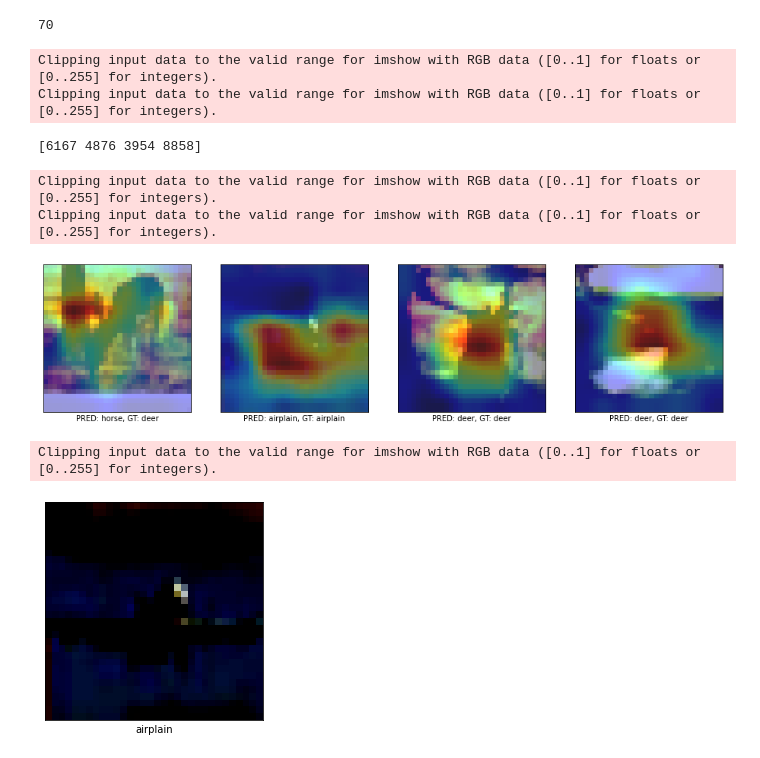
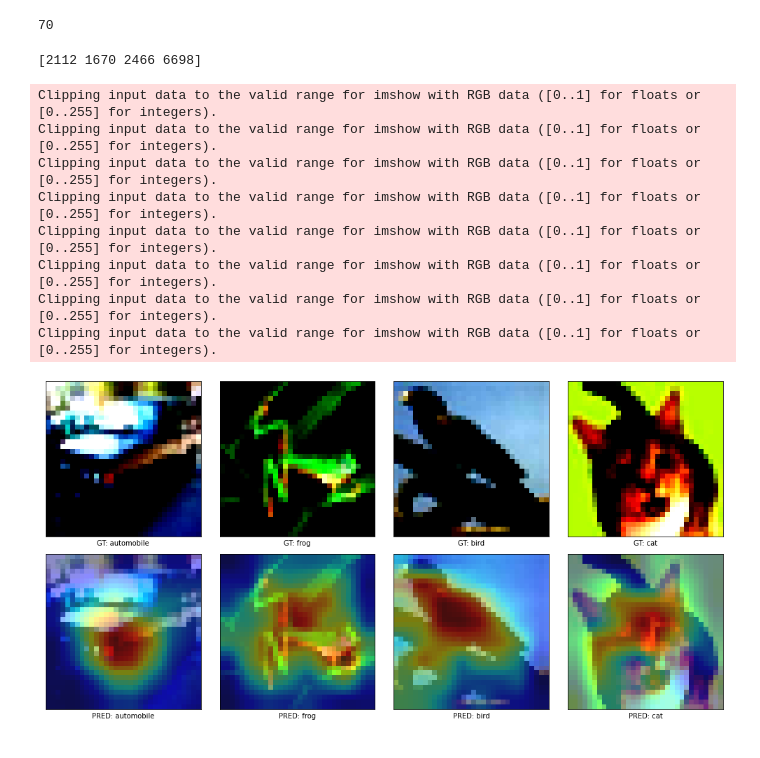
Before and after one commit to aisaack/implementation, a Jupyter notebook: CAM.ipynb, the cells around one changed output. Drawn from its saved outputs; the diff is of its cells as text; code cells hidden in the pictures.

Commit message:
Visualization supplement

```diff
--- a/CAM.ipynb
+++ b/CAM.ipynb
@@ -131,35 +131,36 @@ print(len(model.layers))
 cam_model = models.Model(inputs=model.input, outputs=(feature_list[-4], feature_list[-1]))
 # %% [output]
 70
-# %%
-dense_weight = model.get_layer(index=68).get_weights()[0]
 # %%
 label = ['airplain', 'automobile', 'bird', 'cat', 'deer', 'dog', 'frog', 'horse', 'ship' ,'truck']
 random = np.random.randint(0, 9999, 4)
 print(random)
-fig, ax = plt.subplots(1, 4, figsize=(16, 5))
-for idx, val in enumerate([2567, 9512, 714, 4821]):
+fig, ax = plt.subplots(2, 4, figsize=(14, 7))
+for idx, val in enumerate(random):
   new_test = tf.expand_dims(x_test[val], axis=0)
   feature, pred = cam_model(new_test)
+  dense_weight = cam_model.get_layer(index=68).get_weights()[0]
   pred = np.argmax(pred)
   cam = tf.reshape(tf.linalg.matmul(tf.reshape(tf.squeeze(feature), (64, 64)), dense_weight), (8, 8, 10))
   cam = tf.divide(tf.subtract(cam, tf.math.reduce_min(cam)), tf.math.reduce_max(cam))
   cam = tf.image.resize(cam, (32, 32))
-  ax[idx].imshow(cam[:,:,pred], alpha=.8, cmap='jet')
-  ax[idx].imshow(x_test[val], alpha=.5)
-  ax[idx].set_xlabel(f'PRED: {label[pred]}, GT: {label[y_test[val][0]]}')
-  ax[idx].tick_params(left = False, right = False , labelleft = False, labelbottom = False, bottom = False)
+  ax[0, idx].imshow(x_test[val])
+  ax[0, idx].set_xlabel(f'GT: {label[y_test[val][0]]}')
+  ax[0, idx].set_xticks([])
+  ax[0, idx].set_yticks([])
+  ax[1, idx].imshow(cam[:,:,pred], alpha=.9, cmap='jet')
+  ax[1, idx].imshow(x_test[val], alpha=.5)
+  ax[1, idx].set_xlabel(f'PRED: {label[pred]}')
+  ax[1, idx].tick_params(left = False, right = False , labelleft = False, labelbottom = False, bottom = False)
+  fig.tight_layout()
 # %% [output]
-Clipping input data to the valid range for imshow with RGB data ([0..1] for floats or [0..255] for integers).
-Clipping input data to the valid range for imshow with RGB data ([0..1] for floats or [0..255] for integers).
+[2112 1670 2466 6698]
-[6167 4876 3954 8858]
+Clipping input data to the valid range for imshow with RGB data ([0..1] for floats or [0..255] for integers).
+Clipping input data to the valid range for imshow with RGB data ([0..1] for floats or [0..255] for integers).
+Clipping input data to the valid range for imshow with RGB data ([0..1] for floats or [0..255] for integers).
+Clipping input data to the valid range for imshow with RGB data ([0..1] for floats or [0..255] for integers).
+Clipping input data to the valid range for imshow with RGB data ([0..1] for floats or [0..255] for integers).
+Clipping input data to the valid range for imshow with RGB data ([0..1] for floats or [0..255] for integers).
+Clipping input data to the valid range for imshow with RGB data ([0..1] for floats or [0..255] for integers).
+Clipping input data to the valid range for imshow with RGB data ([0..1] for floats or [0..255] for integers).
-Clipping input data to the valid range for imshow with RGB data ([0..1] for floats or [0..255] for integers).
-Clipping input data to the valid range for imshow with RGB data ([0..1] for floats or [0..255] for integers).
-[figure, old version]
+[figure, new version]
-# %%
-plt.imshow(x_test[9512])
-plt.xlabel(label[y_test[9512][0]])
-plt.tick_params(left = False, right = False , labelleft = False, labelbottom = False, bottom = False)
-# %% [output]
-Clipping input data to the valid range for imshow with RGB data ([0..1] for floats or [0..255] for integers).
-[figure, removed]
```
Also changed, not shown: parts of 2 cells of this notebook.
